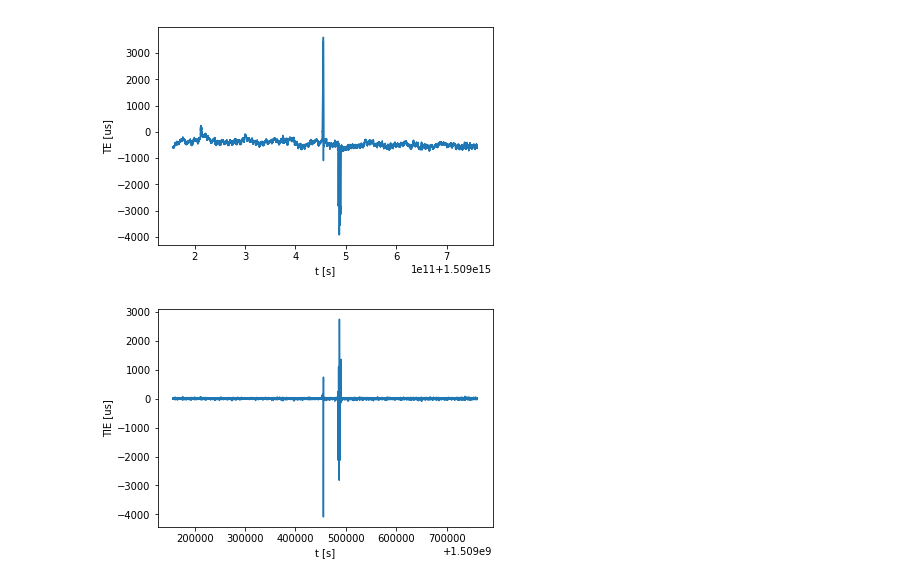
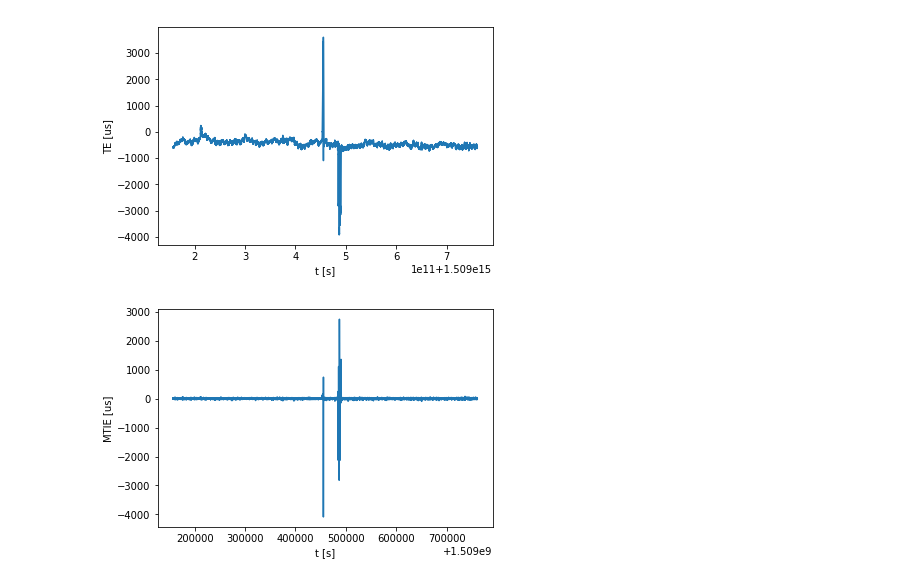
Before and after one commit to TallerIII-SIC/taller3-sic, a Jupyter notebook: src/mtie.ipynb, the cells around one changed output. Cells and saved outputs as stored; diff of their text form; code cells hidden in the pictures.

```diff
--- a/src/mtie.ipynb
+++ b/src/mtie.ipynb
@@ -50,6 +50,6 @@ tie, mtie = mtie_calc(te, MTIE_WINDOW)
 # %%
 plt.plot(t_pps[:-MTIE_WINDOW]/1e6, tie)
 plt.xlabel('t [s]')
-plt.ylabel('TIE [us]');
+plt.ylabel('MTIE [us]');
 # %% [output]
-[figure, old version]
+[figure, new version]
```
Also changed, not shown: parts of 32 cells of this notebook, 3 other files.
